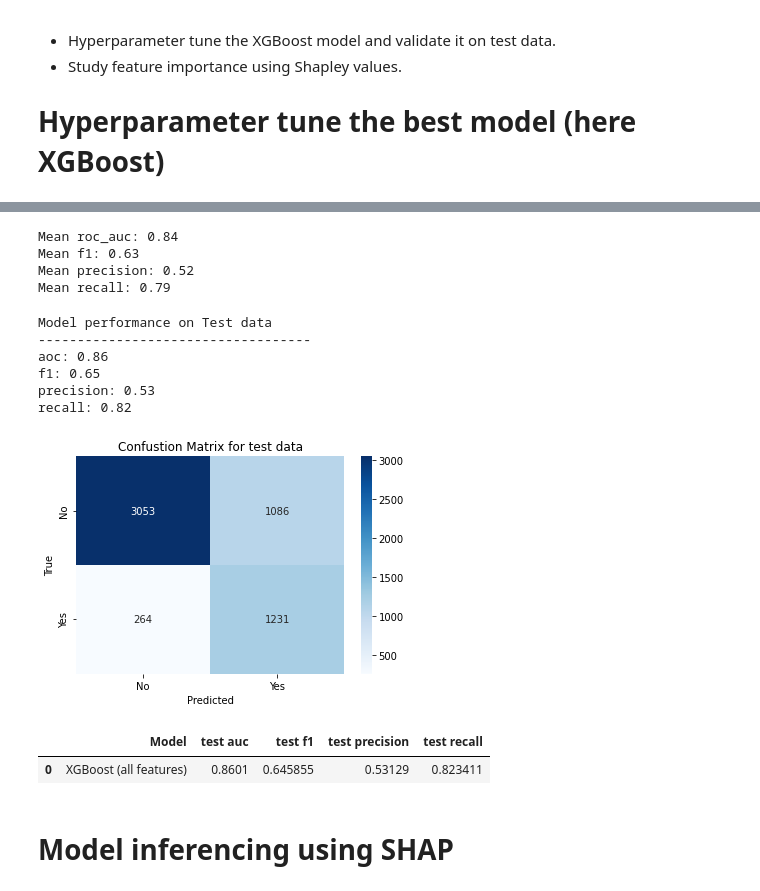
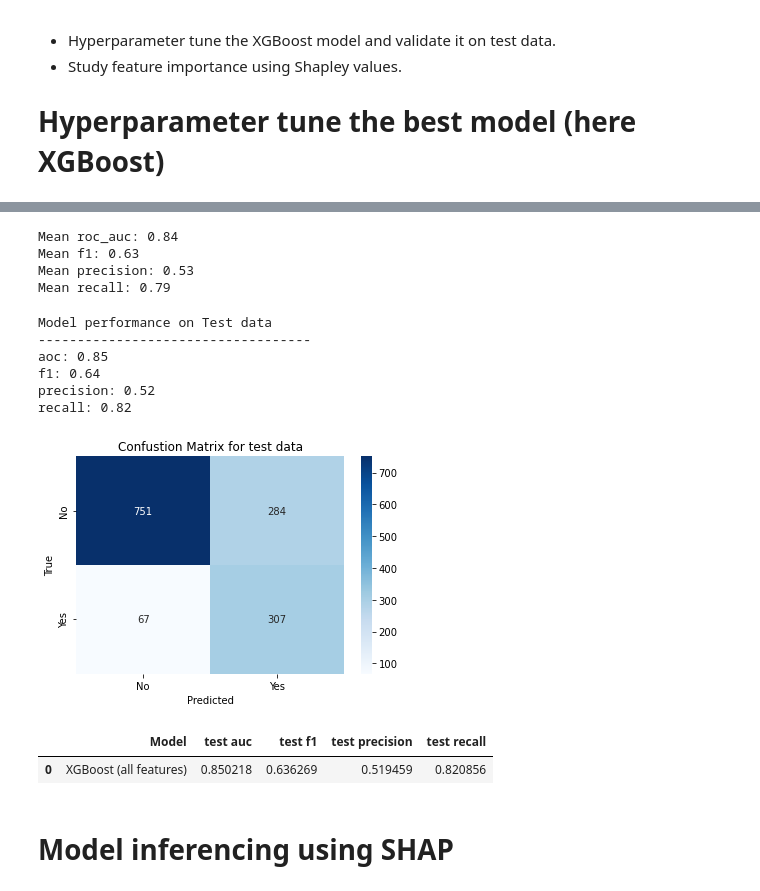
Before and after one commit to agno-nymous/Telco-customer-churn, a Jupyter notebook: notebooks/2_preprocessing.ipynb, the cells around one changed output, grey strips where cells are left out. Cells and saved outputs as stored; diff of their text form; code cells hidden in the pictures.

```diff
--- a/notebooks/2_preprocessing.ipynb
+++ b/notebooks/2_preprocessing.ipynb
@@ -1,5 +1,5 @@
 # %%
-MAIN_FOLDER = '.'
+MAIN_FOLDER = '..'
 # %%
 import pandas as pd
 import numpy as np
@@ -26,7 +29,7 @@ os.environ['KMP_DUPLICATE_LIB_OK']='True'
 
 #read data
 train = pd.read_csv(os.path.join(MAIN_FOLDER,"data/train.csv"))
-test = pd.read_csv(os.path.join(MAIN_FOLDER,"data/train.csv"))
+test = pd.read_csv(os.path.join(MAIN_FOLDER,"data/test.csv"))
 
 train.shape, test.shape
 # %% [output]
@@ -116,9 +77,9 @@ class response_encoding:
 # %%
 #fit the response_encoding class to the train data
 #response encoding all the categorical columns
-resp_enc = response_encoding(cols=get_obj_cols,target='Churn',alpha=0.1)
-resp_enc.fit(train)
-
+# resp_enc = resp.response_encoding(cols=get_obj_cols,target='Churn',alpha=0.1, target_value=1)
+# resp_enc.fit(train)
+resp_enc = joblib.load(os.path.join(MAIN_FOLDER,'model/resp_enc.pkl'))
 train = resp_enc.transform(train)
 test = resp_enc.transform(test)
 
@@ -262,46 +227,46 @@ for score in ["roc_auc", "f1", "precision", "recall"]:
 # %% [output]
 Mean roc_auc: 0.84
 Mean f1: 0.63
-Mean precision: 0.52
+Mean precision: 0.53
 Mean recall: 0.79
 # %%
-model.fit(x_train,y_test)
+model.fit(x_train,y_train)
 y_pred = model.predict(x_test)
 y_pred_proba = model.predict_proba(x_test)[:,1]
 
 aoc = metrics.roc_auc_score(y_test,y_pred_proba)
 f1 = metrics.f1_score(y_test,y_pred)
 precision = metrics.precision_score(y_test,y_pred)
 recall = metrics.recall_score(y_test,y_pred)
 print("Model performance on Test data")
 print("-"*35)
 print(f"aoc: {aoc:.2}")
 print(f"f1: {f1:.2}")
 print(f"precision: {precision:.2}")
 print(f"recall: {recall:.2}")
 
 import matplotlib.pyplot as plt
 import seaborn as sns
 
 sns.heatmap(metrics.confusion_matrix(y_test,y_pred),
 annot=True,
 cmap='Blues',
 fmt = 'd',
 xticklabels=['No', 'Yes'],
 yticklabels=['No', 'Yes']
 )
 plt.xlabel('Predicted')
 plt.ylabel('True')
 plt.title('Confustion Matrix for test data')
 plt.show()
 # %% [output]
 Model performance on Test data
 -----------------------------------
-aoc: 0.86
-f1: 0.65
-precision: 0.53
+aoc: 0.85
+f1: 0.64
+precision: 0.52
 recall: 0.82
-[figure, old version]
+[figure, new version]
 # %%
 
 
@@ -328,6 +293,6 @@ model_perf = model_perf.append(
 model_perf
 # %% [output]
 |  | Model | test auc | test f1 | test precision | test recall |
-| 0 | XGBoost (all features) | 0.8601 | 0.645855 | 0.53129 | 0.823411 |
+| 0 | XGBoost (all features) | 0.850218 | 0.636269 | 0.519459 | 0.820856 |
 # %% [markdown]
 # Model inferencing using SHAP
```
Also changed, not shown: parts of 23 cells of this notebook, 7 other files.
